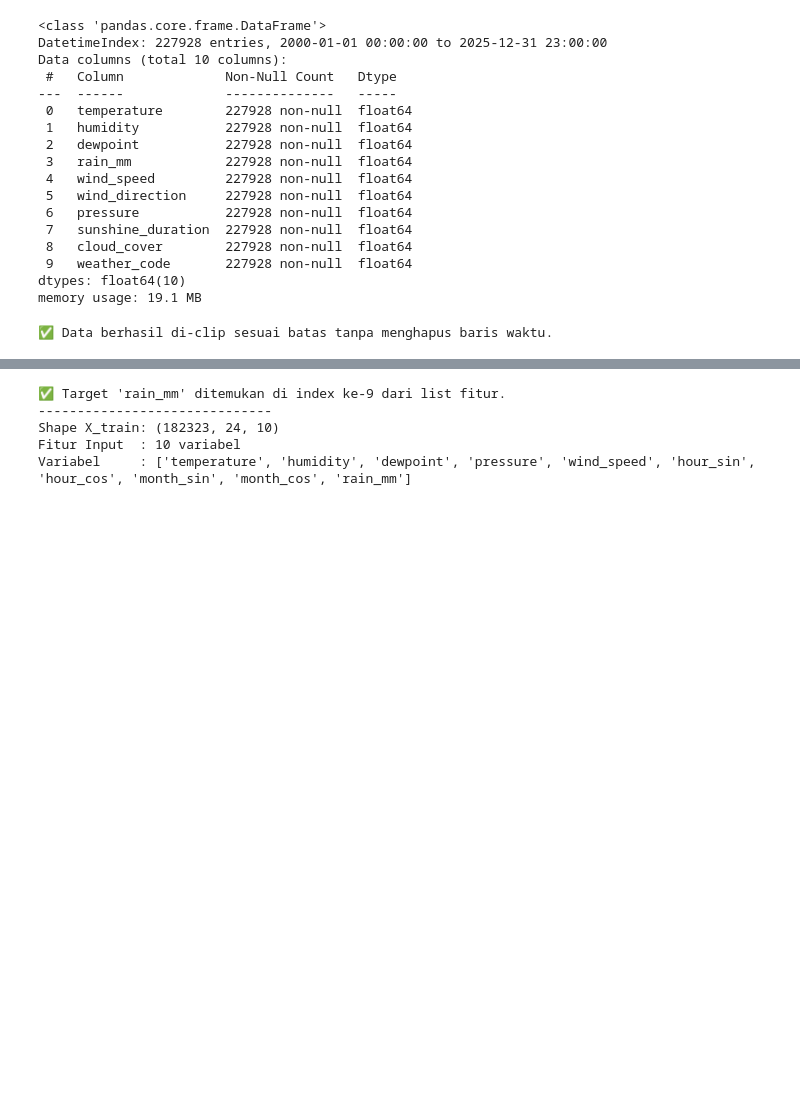
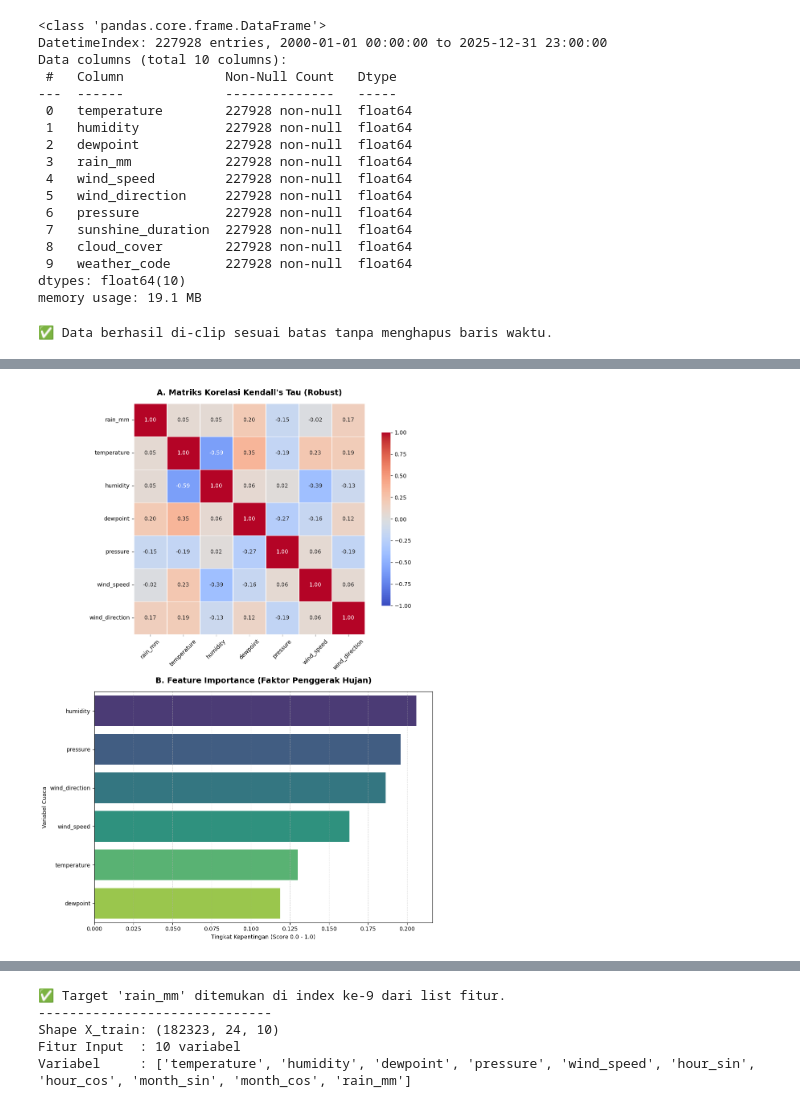
Before and after one commit to evanalif113/Catatan_Meteorologi, a Jupyter notebook: model-prediksi-estimasi-dengan-lstm.ipynb, the cells around one changed output, grey strips where cells are left out. Saved outputs shown, nothing was run; the diff lists cells and outputs as text; code cells hidden in the pictures; blank space fills up the shorter version.

```diff
--- a/model-prediksi-estimasi-dengan-lstm.ipynb
+++ b/model-prediksi-estimasi-dengan-lstm.ipynb
@@ -250,0 +212,81 @@ plt.show()
+# %%
+import pandas as pd
+import seaborn as sns
+import matplotlib.pyplot as plt
+from sklearn.ensemble import RandomForestRegressor
+
+# ==============================================================================
+# 1. PERSIAPAN DATA
+# ==============================================================================
+# Pastikan data bersih
+df_clean = df_ai.copy().dropna()
+
+# List fitur
+target = 'rain_mm'
+# Hapus variabel yang tidak ada di dataframe kamu biar gak error
+candidates = [target, 'temperature', 'humidity', 'dewpoint', 'pressure', 'wind_speed', 'wind_direction', 'volt']
+cols_to_plot = [col for col in candidates if col in df_clean.columns]
+
+# Buat Canvas Besar (2 Baris: Atas Heatmap, Bawah Feature Importance)
+fig, axes = plt.subplots(2, 1, figsize=(10, 14))
+
+# ==============================================================================
+# 2. PLOT A: HEATMAP KORELASI (KENDALL'S TAU)
+# ==============================================================================
+# Kita pakai 'kendall' karena lebih robust terhadap data hujan yang zero-inflated
+corr_matrix = df_clean[cols_to_plot].corr(method='kendall')
+
+sns.heatmap(corr_matrix,
+            annot=True,
+            fmt='.2f',
+            cmap='coolwarm',  # Merah (+) vs Biru (-) lebih mudah dibaca daripada Viridis
+            center=0,         # Titik tengah warna di angka 0
+            vmin=-1, vmax=1,  # Kunci skala -1 sampai 1
+            linewidths=0.5,
+            square=True,
+            cbar_kws={"shrink": 0.75},
+            ax=axes[0])       # Taruh di gambar atas
+
+axes[0].set_title("A. Matriks Korelasi Kendall's Tau (Robust)", fontsize=14, fontweight='bold', pad=15)
+axes[0].tick_params(axis='x', rotation=45)
+
+# ==============================================================================
+# 3. PLOT B: FEATURE IMPORTANCE (RANDOM FOREST)
+# ==============================================================================
+# Pisahkan X (Fitur) dan y (Target Hujan)
+X = df_clean[cols_to_plot].drop(columns=[target])
+y = df_clean[target]
+
+# Latih Model Random Forest Sebentar (Hanya untuk intip fitur penting)
+model_rf = RandomForestRegressor(n_estimators=100, random_state=42, n_jobs=-1)
+model_rf.fit(X, y)
+
+# Ambil skor importance
+importances = pd.DataFrame({
+    'Fitur': X.columns,
+    'Importance': model_rf.feature_importances_
+}).sort_values(by='Importance', ascending=False)
+
+# Plot Bar Chart
+sns.barplot(x='Importance', y='Fitur', data=importances, palette='viridis', ax=axes[1])
+
+axes[1].set_title("B. Feature Importance (Faktor Penggerak Hujan)", fontsize=14, fontweight='bold', pad=15)
+axes[1].set_xlabel("Tingkat Kepentingan (Score 0.0 - 1.0)")
+axes[1].set_ylabel("Variabel Cuaca")
+axes[1].grid(True, axis='x', linestyle='--', alpha=0.5)
+
+# ==============================================================================
+# 4. FINISHING
+# ==============================================================================
+plt.tight_layout()
+
+# Simpan gambar HD
+plt.savefig('analisis_fitur_lengkap.png', dpi=300, bbox_inches='tight')
+plt.show()
+
+# Print text hasil biar bisa dicopas ke naskah
+print("✅ Analisis Selesai!")
+print("\nTop 3 Faktor Paling Berpengaruh terhadap Hujan:")
+for i, row in importances.head(3).iterrows():
+    print(f"{i+1}. {row['Fitur']} (Score: {row['Importance']:.4f})")
+# %% [output]
@@ -250,0 +296 @@ plt.show()
+[figure, added]
```
Also changed, not shown: parts of 8 cells of this notebook.
